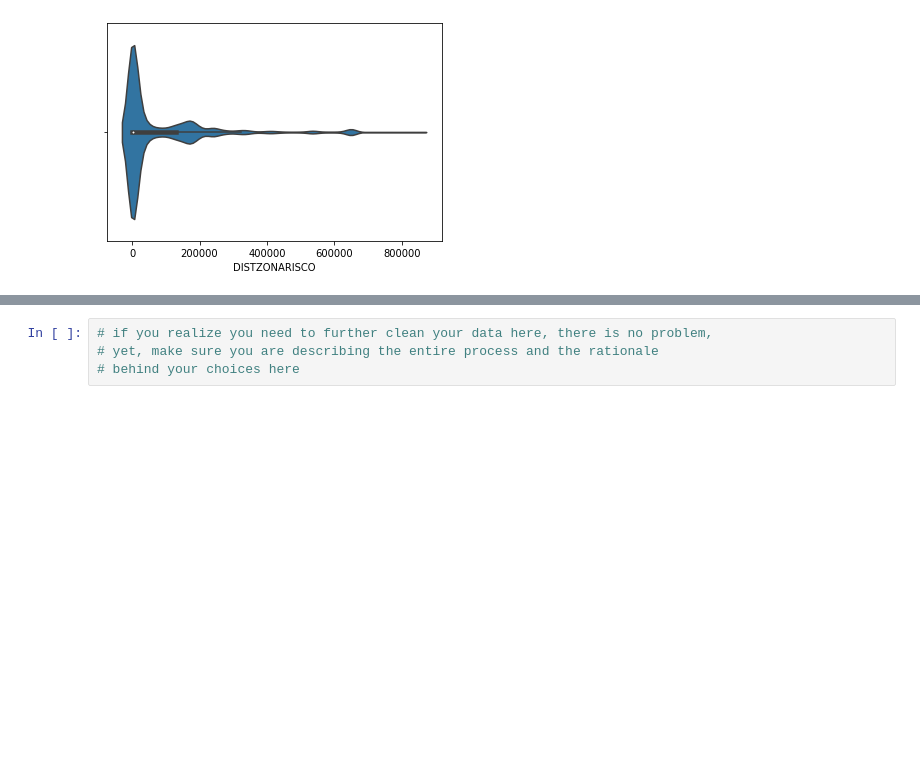
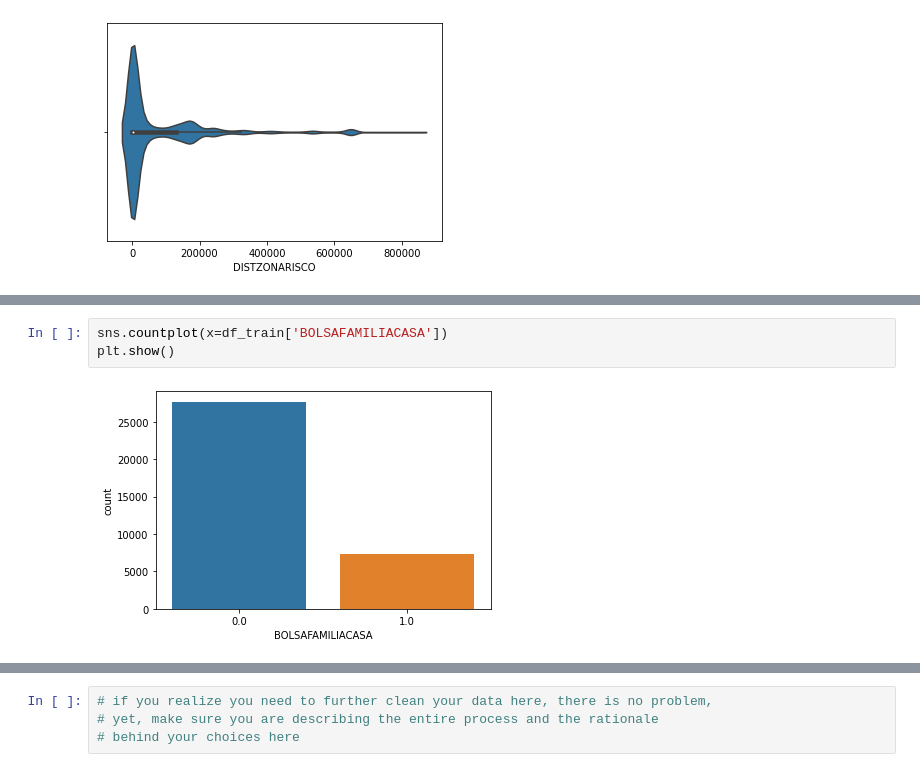
Before and after one commit to ednakatani/Data-Science, a Jupyter notebook: DS_project.ipynb, the cells around one changed output, grey strips where cells are left out. Cells and saved outputs as stored; diff of their text form; blank space fills up the shorter version.

```diff
--- a/DS_project.ipynb
+++ b/DS_project.ipynb
@@ -207,0 +229,5 @@ sns.violinplot(data=df_train, x='DISTZONARISCO')
+# %%
+sns.countplot(x=df_train['BOLSAFAMILIACASA'])
+plt.show()
+# %% [output]
+[figure, added]
```
Also changed, not shown: parts of 7 cells of this notebook.
